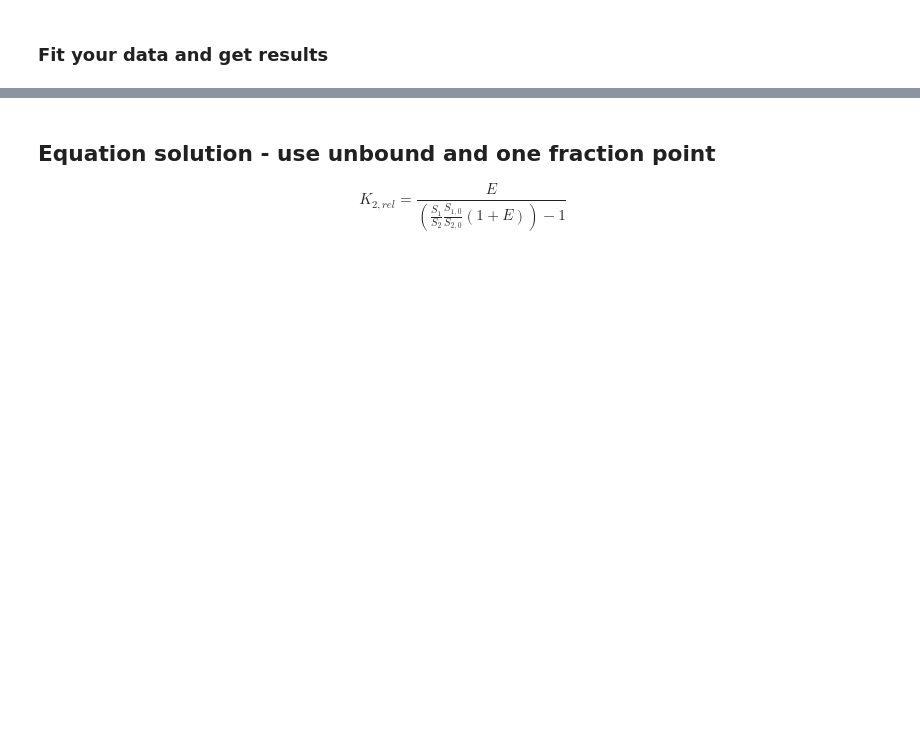
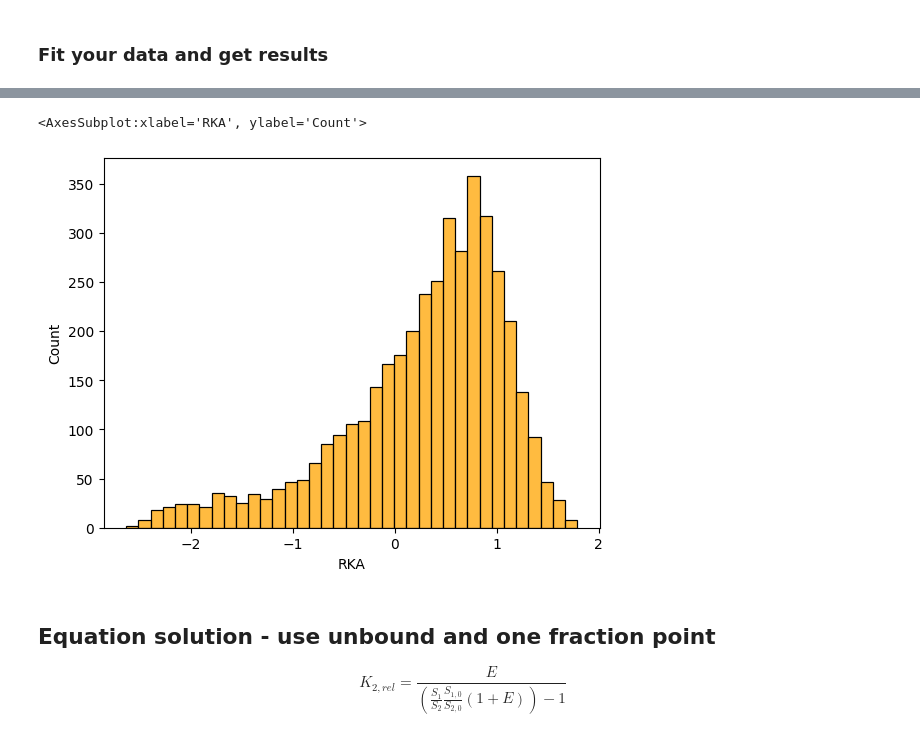
Before and after one commit to hsuanchunlin/HiTS-EQ_Python_version, a Jupyter notebook: HiTS-EQ.ipynb, the cells around one changed output, grey strips where cells are left out. Cells and saved outputs as stored; diff of their text form; code cells hidden in the pictures; blank space fills up the shorter version.

```diff
--- a/HiTS-EQ.ipynb
+++ b/HiTS-EQ.ipynb
@@ -114,3 +148,9 @@ filter
+# %%
+#Have nature log to indicate the gibbs energy
+sns.histplot(np.log(filter.RKA.astype(float)), color = "orange")
+# %% [output]
+<AxesSubplot:xlabel='RKA', ylabel='Count'>
+[figure, added]
 # %% [markdown]
 ## Equation solution - use unbound and one fraction point
 
```
Also changed, not shown: parts of 35 cells of this notebook, 1 other file.
